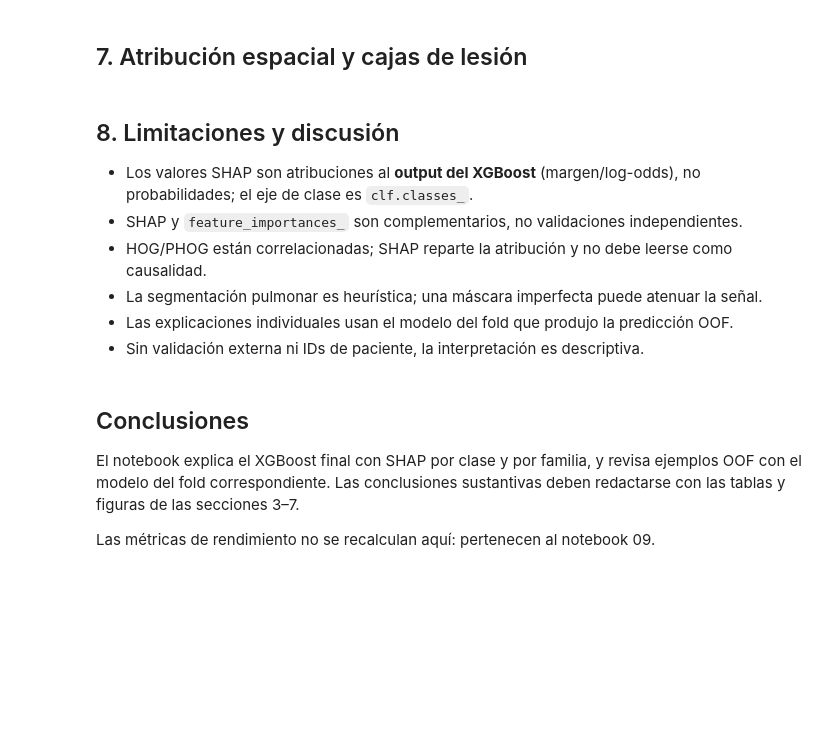
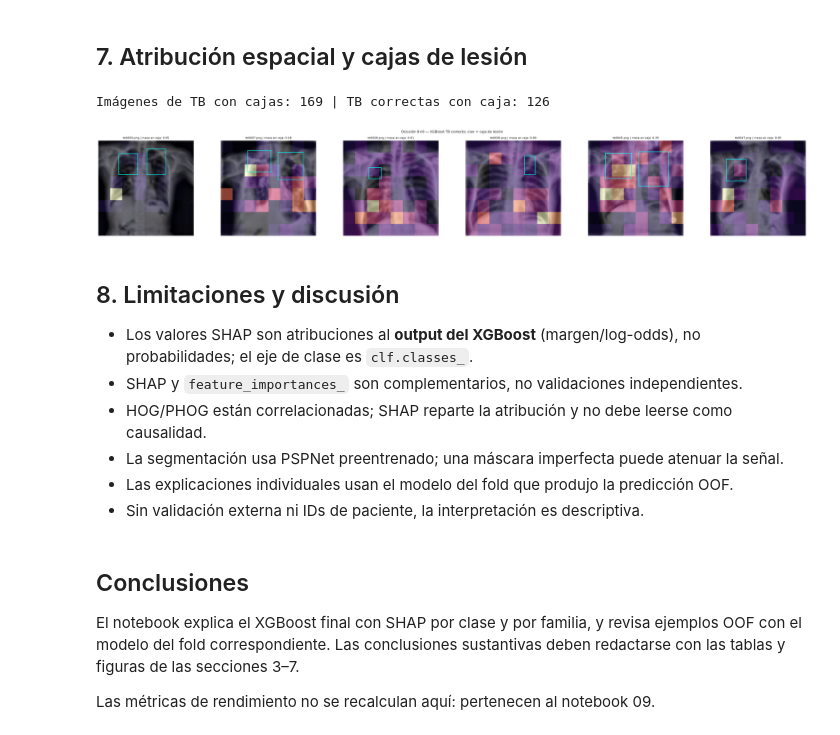
Before and after one commit to KevEstr/CAD_TBX11K, a Jupyter notebook: notebooks/10_Interpretabilidad.ipynb, the cells around one changed output. Saved outputs shown, nothing was run; the diff lists cells and outputs as text; code cells hidden in the pictures; blank space fills up the shorter version.

Commit message:
versionado con predicción pulmonar usando fondo

```diff
--- a/notebooks/10_Interpretabilidad.ipynb
+++ b/notebooks/10_Interpretabilidad.ipynb
@@ -398,7 +501,7 @@ for etiqueta, idx_ejemplo in seleccion_casos.items():
 ## 7. Atribución espacial y cajas de lesión
 # %%
 # Mapas de oclusión 8x8 sobre el XGBoost final: se tapa cada celda, se reextrae el
-# vector de 3300 features y se mide la caída de la probabilidad de TB.
+# vector de features del esquema y se mide la caída de la probabilidad de TB.
 # Se comparan con las cajas de lesión anotadas de TBX11K.
 
 coco_path = Path(PROJECT_ROOT) / 'data' / 'TBX11K' / 'annotations' / 'json' / 'TBX11K_trainval.json'
@@ -435,7 +538,7 @@ print(f'Imágenes de TB con cajas: {len(cajas)} | TB correctas con caja: {len(ca
 if not candidatos:
     raise ValueError('No hay imágenes de TB correctas con caja.')
 
-ejemplos = candidatos[:3]
+ejemplos = candidatos[:6]
 feat_cols = model_feature_columns(
     pd.read_csv(DATA_DIR / 'features_tbx11k.csv', nrows=0)
 )
@@ -461,7 +564,7 @@ for ax, path in zip(axes, ejemplos):
             occ = img.copy()
             y0, y1 = gy * cell_h, (gy + 1) * cell_h
             x0, x1 = gx * cell_w, (gx + 1) * cell_w
-            occ[y0:y1, x0:x1] = 0
+            occ[y0:y1, x0:x1] = int(np.median(img))
 
             with tempfile.NamedTemporaryFile(suffix='.png', delete=False) as tmp:
                 tmp_path = tmp.name
@@ -473,33 +576,36 @@ for ax, path in zip(axes, ejemplos):
                 heatmap[gy, gx] = score_base - score
             finally:
                 Path(tmp_path).unlink(missing_ok=True)
 
     cajas_img = cajas[path]
     inside = total = 0.0
     for gy in range(GRID):
         for gx in range(GRID):
             drop = max(heatmap[gy, gx], 0.0)
             total += drop
             cx = gx * cell_w + cell_w / 2
             cy = gy * cell_h + cell_h / 2
             if any(x <= cx <= x + bw and y <= cy <= y + bh
                    for x, y, bw, bh in cajas_img):
                 inside += drop
     fraccion = inside / total if total > 0 else float('nan')
 
     img_256 = preprocess(path, modo='full')
     ax.imshow(img_256, cmap='gray')
     ax.imshow(heatmap, extent=[0, 256, 256, 0], cmap='magma', alpha=0.55)
     for x, y, bw, bh in cajas_img:
         ax.add_patch(Rectangle((x * 0.5, y * 0.5), bw * 0.5, bh * 0.5,
                                fill=False, edgecolor='cyan', linewidth=1.5))
     ax.set_title(f'{Path(path).name} | masa en caja: {fraccion:.2f}', fontsize=9)
     ax.axis('off')
 
 fig.suptitle('Oclusión 8×8 — XGBoost TB correcto; cian = caja de lesión', fontsize=11)
 fig.tight_layout()
 fig.savefig(REPORTS_DIR / '10_oclusion_lesiones.png', dpi=300, bbox_inches='tight')
 plt.show()
+# %% [output]
+Imágenes de TB con cajas: 169 | TB correctas con caja: 126
+[figure, added]
 # %% [markdown]
 ## 8. Limitaciones y discusión
 
@@ -507,7 +613,7 @@ plt.show()
   probabilidades; el eje de clase es `clf.classes_`.
 - SHAP y `feature_importances_` son complementarios, no validaciones independientes.
 - HOG/PHOG están correlacionadas; SHAP reparte la atribución y no debe leerse como causalidad.
-- La segmentación pulmonar es heurística; una máscara imperfecta puede atenuar la señal.
+- La segmentación usa PSPNet preentrenado; una máscara imperfecta puede atenuar la señal.
 - Las explicaciones individuales usan el modelo del fold que produjo la predicción OOF.
 - Sin validación externa ni IDs de paciente, la interpretación es descriptiva.
 # %% [markdown]
```
Also changed, not shown: parts of 8 cells of this notebook, 33 other files.
